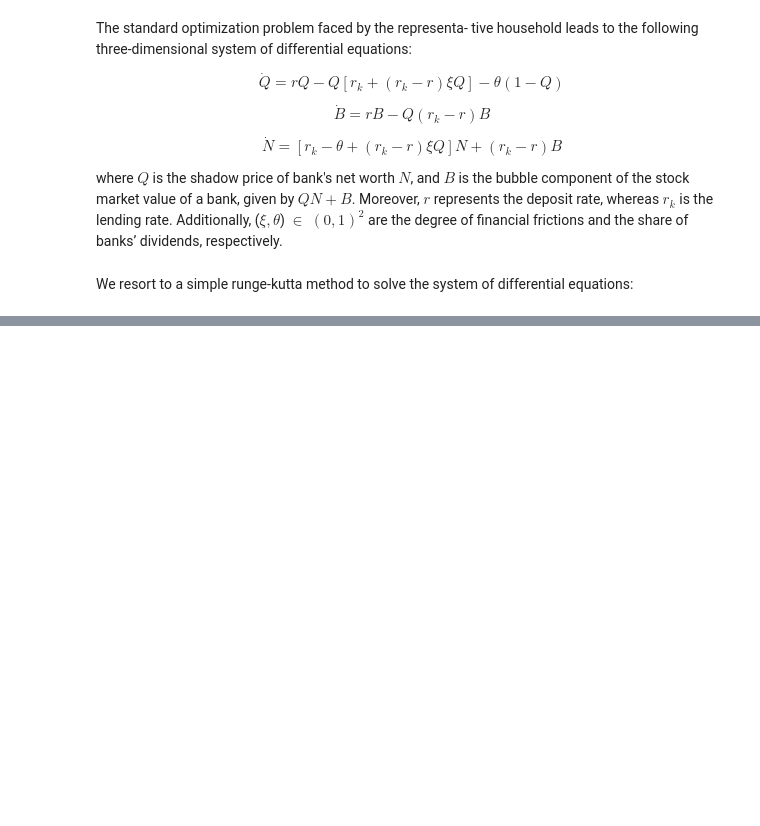
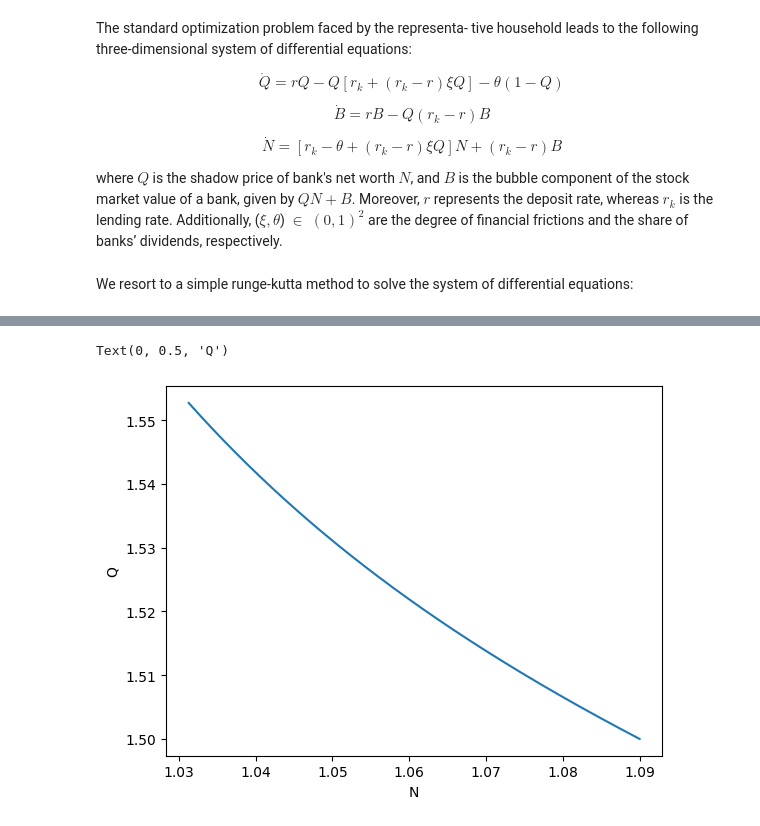
Before and after one commit to TulioK/Chaos, a Jupyter notebook: Chaos.ipynb, the cells around one changed output, grey strips where cells are left out. Saved outputs shown, nothing was run; the diff lists cells and outputs as text; code cells hidden in the pictures; blank space fills up the shorter version.

```diff
--- a/Chaos.ipynb
+++ b/Chaos.ipynb
@@ -119,0 +147,9 @@ plt.plot(t_list, N_list)
+# %%
+import matplotlib.pyplot as plt
+
+plt.plot(N_list, Q_list)
+plt.xlabel("N")
+plt.ylabel("Q")
+# %% [output]
+Text(0, 0.5, 'Q')
+[figure, added]
```
Also changed, not shown: parts of 4 cells of this notebook, 1 other file.
